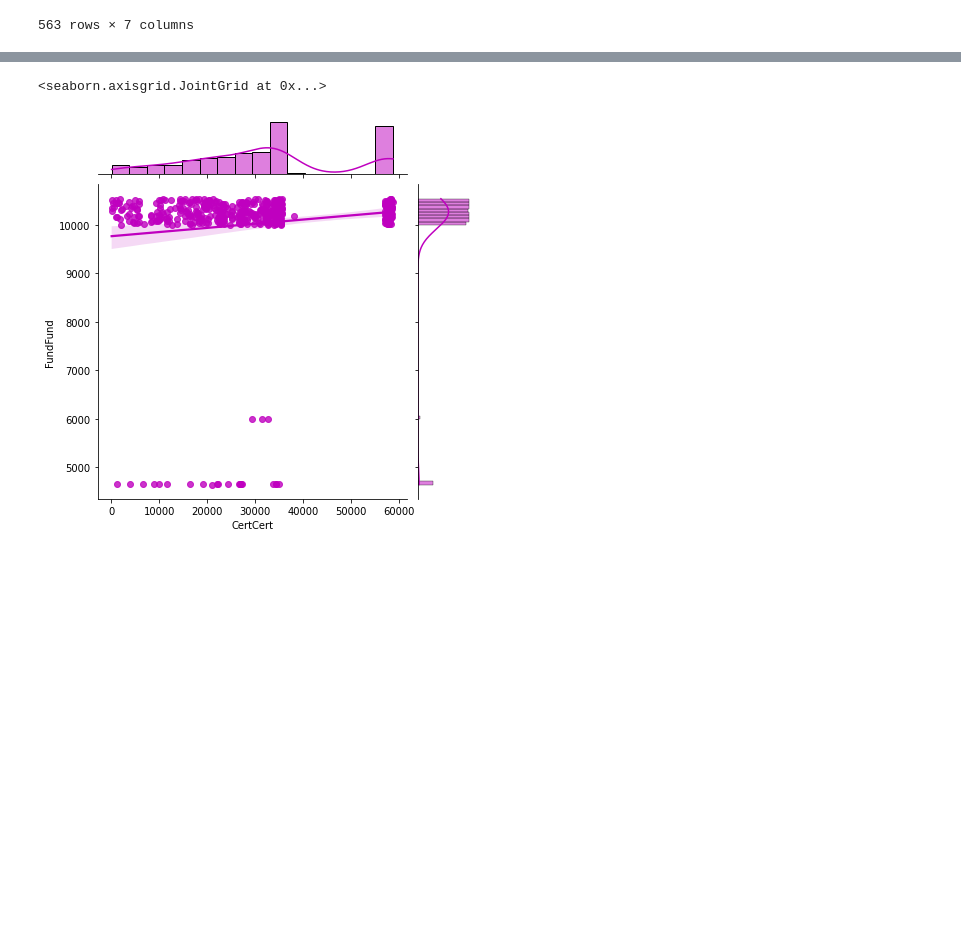
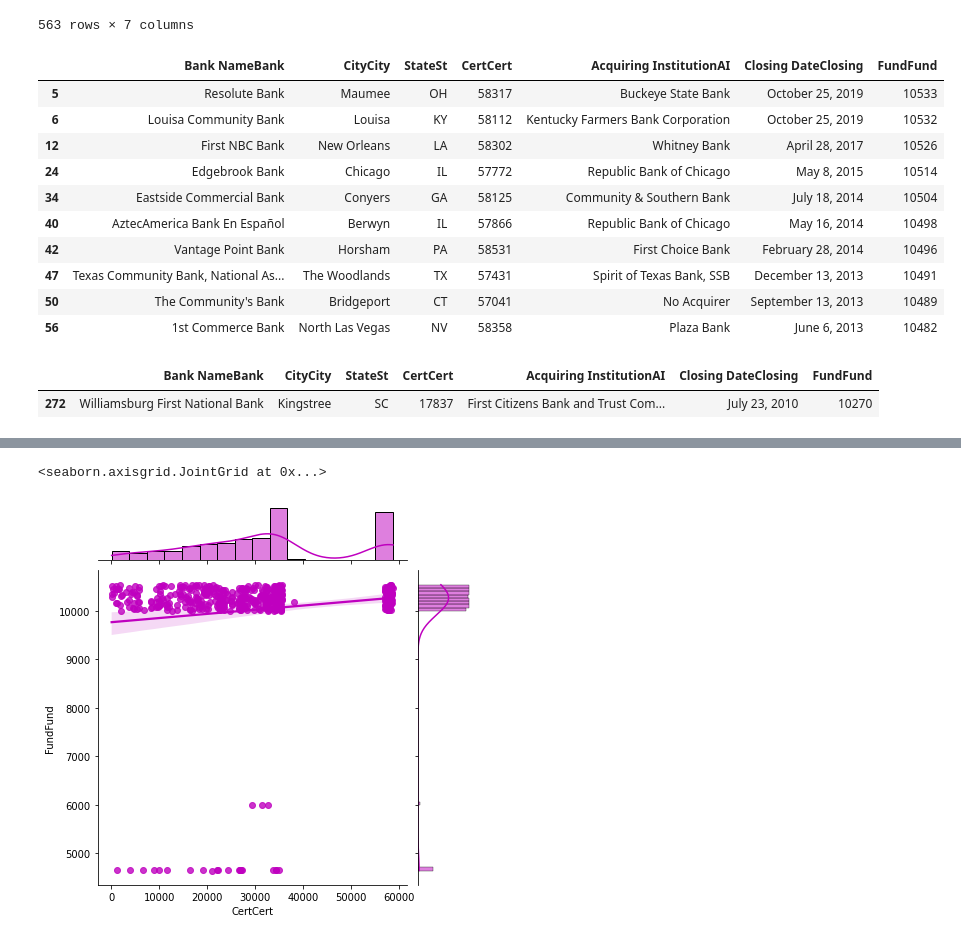
Before and after one commit to lionel5116/UpWorkStudiesPython, a Jupyter notebook: UsingPandasWebScraping.ipynb, the cells around one changed output, grey strips where cells are left out. Drawn from its saved outputs; the diff is of its cells as text; code cells hidden in the pictures; blank space fills up the shorter version.

```diff
--- a/UsingPandasWebScraping.ipynb
+++ b/UsingPandasWebScraping.ipynb
@@ -90 +94,20 @@ FailedBankData[0].sort_values('Bank NameBank')
+# %%
+top10Certs
+# %% [output]
+|  | Bank NameBank | CityCity | StateSt | CertCert | Acquiring InstitutionAI | Closing DateClosing | FundFund |
+| 5 | Resolute Bank | Maumee | OH | 58317 | Buckeye State Bank | October 25, 2019 | 10533 |
+| 6 | Louisa Community Bank | Louisa | KY | 58112 | Kentucky Farmers Bank Corporation | October 25, 2019 | 10532 |
+| 12 | First NBC Bank | New Orleans | LA | 58302 | Whitney Bank | April 28, 2017 | 10526 |
+| 24 | Edgebrook Bank | Chicago | IL | 57772 | Republic Bank of Chicago | May 8, 2015 | 10514 |
+| 34 | Eastside Commercial Bank | Conyers | GA | 58125 | Community & Southern Bank | July 18, 2014 | 10504 |
+| 40 | AztecAmerica Bank En Español | Berwyn | IL | 57866 | Republic Bank of Chicago | May 16, 2014 | 10498 |
+| 42 | Vantage Point Bank | Horsham | PA | 58531 | First Choice Bank | February 28, 2014 | 10496 |
+| 47 | Texas Community Bank, National As... | The Woodlands | TX | 57431 | Spirit of Texas Bank, SSB | December 13, 2013 | 10491 |
+| 50 | The Community's Bank | Bridgeport | CT | 57041 | No Acquirer | September 13, 2013 | 10489 |
+| 56 | 1st Commerce Bank | North Las Vegas | NV | 58358 | Plaza Bank | June 6, 2013 | 10482 |
+# %%
+FailedBankData[0][FailedBankData[0]['Bank NameBank']=='Williamsburg First National Bank']
+# %% [output]
+|  | Bank NameBank | CityCity | StateSt | CertCert | Acquiring InstitutionAI | Closing DateClosing | FundFund |
+| 272 | Williamsburg First National Bank | Kingstree | SC | 17837 | First Citizens Bank and Trust Com... | July 23, 2010 | 10270 |
 # %%
```
Also changed, not shown: parts of 5 cells of this notebook.
